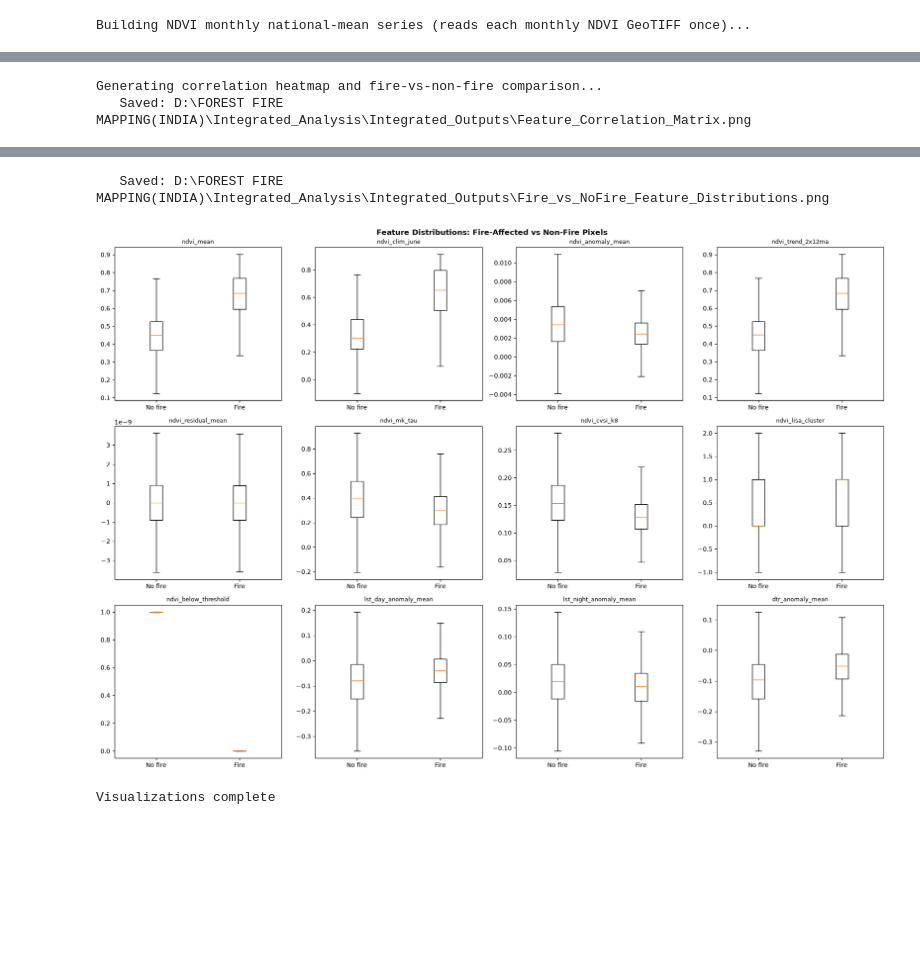
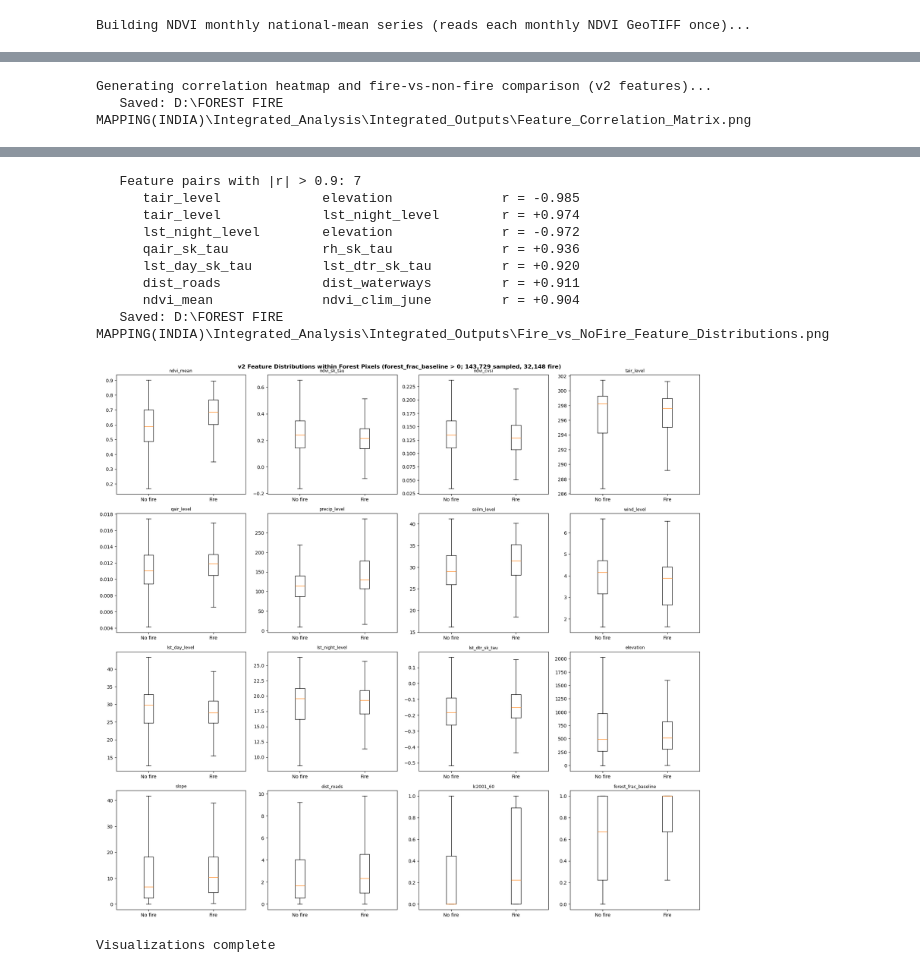
Before and after one commit to rawan230/Integrated-Fire-Risk-Analysis-in-India-and-Impliment-Baseline-Random-Forest-Model-, a Jupyter notebook: Step6_Integrated_FireRisk_Analysis.ipynb, the cells around one changed output, grey strips where cells are left out. Saved outputs shown, nothing was run; the diff lists cells and outputs as text; code cells hidden in the pictures; blank space fills up the shorter version.

```diff
--- a/Step6_Integrated_FireRisk_Analysis.ipynb
+++ b/Step6_Integrated_FireRisk_Analysis.ipynb
@@ -266,20 +344,16 @@ reprojection needed here -- just load and add to the feature dict.
 # %%
-print("Loading Step 3 LST features (already reprojected onto the NDVI grid)...")
+print("Loading Step 3 LST features (v2, already reprojected onto the NDVI grid)...")
 
 lst_feature_files = {
-    'lst_day_anomaly_mean': 'LST_Day_anomaly_mean_on_NDVI_grid.tif',
-    'lst_night_anomaly_mean': 'LST_Night_anomaly_mean_on_NDVI_grid.tif',
-    'dtr_anomaly_mean': 'DTR_anomaly_mean_on_NDVI_grid.tif',
-    'lst_day_mk_tau_monthly': 'MannKendall_tau_LST_Day_monthly_on_NDVI_grid.tif',
-    'lst_night_mk_tau_monthly': 'MannKendall_tau_LST_Night_monthly_on_NDVI_grid.tif',
+    'lst_day_level': 'LST_Day_level_on_NDVI_grid.tif',
+    'lst_night_level': 'LST_Night_level_on_NDVI_grid.tif',
+    'lst_dtr_level': 'DTR_level_on_NDVI_grid.tif',
+    'lst_day_sk_tau': 'SeasonalKendall_tau_LST_Day_on_NDVI_grid.tif',
+    'lst_night_sk_tau': 'SeasonalKendall_tau_LST_Night_on_NDVI_grid.tif',
+    'lst_dtr_sk_tau': 'SeasonalKendall_tau_DTR_on_NDVI_grid.tif',
 }
 for name, fname in lst_feature_files.items():
-    fpath = os.path.join(LST_ALIGNED_DIR, fname)
-    if os.path.exists(fpath):
-        features[name] = read_grid_tif(fpath)
-        print(f"   Loaded: {name} <- {fname}")
-    else:
-        print(f"   WARNING: missing {fpath}, skipping {name}")
+    load_feature(name, os.path.join(LST_ALIGNED_DIR, fname), "Step 3 (LST)")
 
 print(f"\n{len(features)} features loaded so far (NDVI + LST)")
 # %% [output]
@@ -742,40 +1051,54 @@ feature's distribution at fire-affected vs unaffected pixels.
 # %%
-print("Generating correlation heatmap and fire-vs-non-fire comparison...")
+print("Generating correlation heatmap and fire-vs-non-fire comparison (v2 features)...")
 
-corr_cols = [c for c in feature_names if c != 'fire_ever']
-corr = df_pixels[corr_cols].corr()
+corr_sample = df_pixels.sample(min(500_000, len(df_pixels)), random_state=42)
+corr = corr_sample[feature_names].corr()
 
-fig, ax = plt.subplots(figsize=(10, 9))
+fig, ax = plt.subplots(figsize=(17, 15))
 im = ax.imshow(corr.values, cmap='RdBu_r', vmin=-1, vmax=1)
-ax.set_xticks(range(len(corr_cols))); ax.set_xticklabels(corr_cols, rotation=90)
-ax.set_yticks(range(len(corr_cols))); ax.set_yticklabels(corr_cols)
-plt.colorbar(im, ax=ax, label='Pearson r', shrink=0.8)
-ax.set_title('Integrated Feature Correlation Matrix (per-pixel)', fontweight='bold')
+ax.set_xticks(range(len(feature_names))); ax.set_xticklabels(feature_names, rotation=90, fontsize=7)
+ax.set_yticks(range(len(feature_names))); ax.set_yticklabels(feature_names, fontsize=7)
+plt.colorbar(im, ax=ax, label='Pearson r', shrink=0.7)
+ax.set_title(f'v2 Feature Correlation Matrix ({len(feature_names)} features, '
+             f'{len(corr_sample):,}-pixel random sample)', fontweight='bold')
 plt.tight_layout()
 outfile = os.path.join(OUTPUT_DIR, 'Feature_Correlation_Matrix.png')
 plt.savefig(outfile, dpi=150, bbox_inches='tight')
 print(f"   Saved: {outfile}")
 plt.show()
 
-fire_mask_px = df_pixels['fire_ever'] > 0
-show_cols = corr_cols[:12]
-n_rows = (len(show_cols) + 3) // 4
-fig2, axes2 = plt.subplots(n_rows, 4, figsize=(18, 4.2 * n_rows))
+# Pairs with |r| > 0.9: redundancy worth noting in the methods (RF handles it, but importances are shared).
+high = [(a, b, corr.loc[a, b]) for i, a in enumerate(feature_names) for b in feature_names[i + 1:]
+        if abs(corr.loc[a, b]) > 0.9]
+print(f"   Feature pairs with |r| > 0.9: {len(high)}")
+for a, b, r in sorted(high, key=lambda t: -abs(t[2]))[:15]:
+    print(f"      {a:<22} {b:<22} r = {r:+.3f}")
+
+show_cols = [c for c in ['ndvi_mean', 'ndvi_sk_tau', 'ndvi_cvsi', 'tair_level', 'qair_level', 'precip_level',
+                         'soilm_level', 'wind_level', 'lst_day_level', 'lst_night_level', 'lst_dtr_sk_tau',
+                         'elevation', 'slope', 'dist_roads', 'lc2001_60', 'forest_frac_baseline']
+             if c in feature_names]
+forest_df = corr_sample[corr_sample['forest_frac_baseline'] > 0]
+fire_mask_px = forest_df['fire_ever'] > 0
+n_rows_fig = (len(show_cols) + 3) // 4
+fig2, axes2 = plt.subplots(n_rows_fig, 4, figsize=(18, 4.2 * n_rows_fig))
 for ax, col in zip(np.asarray(axes2).flat, show_cols):
-    data_fire = df_pixels.loc[fire_mask_px, col].dropna()
-    data_nofire = df_pixels.loc[~fire_mask_px, col].dropna()
+    data_fire = forest_df.loc[fire_mask_px, col].dropna()
+    data_nofire = forest_df.loc[~fire_mask_px, col].dropna()
     ax.boxplot([data_nofire, data_fire], tick_labels=['No fire', 'Fire'], showfliers=False)
     ax.set_title(col, fontsize=9)
 for ax in np.asarray(axes2).flat[len(show_cols):]:
     ax.axis('off')
-plt.suptitle('Feature Distributions: Fire-Affected vs Non-Fire Pixels', fontweight='bold')
+plt.suptitle(f'v2 Feature Distributions within Forest Pixels (forest_frac_baseline > 0; '
+             f'{len(forest_df):,} sampled, {int(fire_mask_px.sum()):,} fire)', fontweight='bold')
 plt.tight_layout()
 outfile2 = os.path.join(OUTPUT_DIR, 'Fire_vs_NoFire_Feature_Distributions.png')
 plt.savefig(outfile2, dpi=150, bbox_inches='tight')
 print(f"   Saved: {outfile2}")
 plt.show()
 
+del corr_sample, forest_df
 print("\nVisualizations complete")
 # %% [output]
-Generating correlation heatmap and fire-vs-non-fire comparison...
+Generating correlation heatmap and fire-vs-non-fire comparison (v2 features)...
    Saved: D:\FOREST FIRE MAPPING(INDIA)\Integrated_Analysis\Integrated_Outputs\Feature_Correlation_Matrix.png
@@ -783,4 +1106,12 @@ Generating correlation heatmap and fire-vs-non-fire comparison...
+   Feature pairs with |r| > 0.9: 7
+      tair_level             elevation              r = -0.985
+      tair_level             lst_night_level        r = +0.974
+      lst_night_level        elevation              r = -0.972
+      qair_sk_tau            rh_sk_tau              r = +0.936
+      lst_day_sk_tau         lst_dtr_sk_tau         r = +0.920
+      dist_roads             dist_waterways         r = +0.911
+      ndvi_mean              ndvi_clim_june         r = +0.904
    Saved: D:\FOREST FIRE MAPPING(INDIA)\Integrated_Analysis\Integrated_Outputs\Fire_vs_NoFire_Feature_Distributions.png
-[figure, old version]
+[figure, new version]
 Visualizations complete
 # %% [markdown]
```
Also changed, not shown: parts of 30 cells of this notebook, 28 other files.
